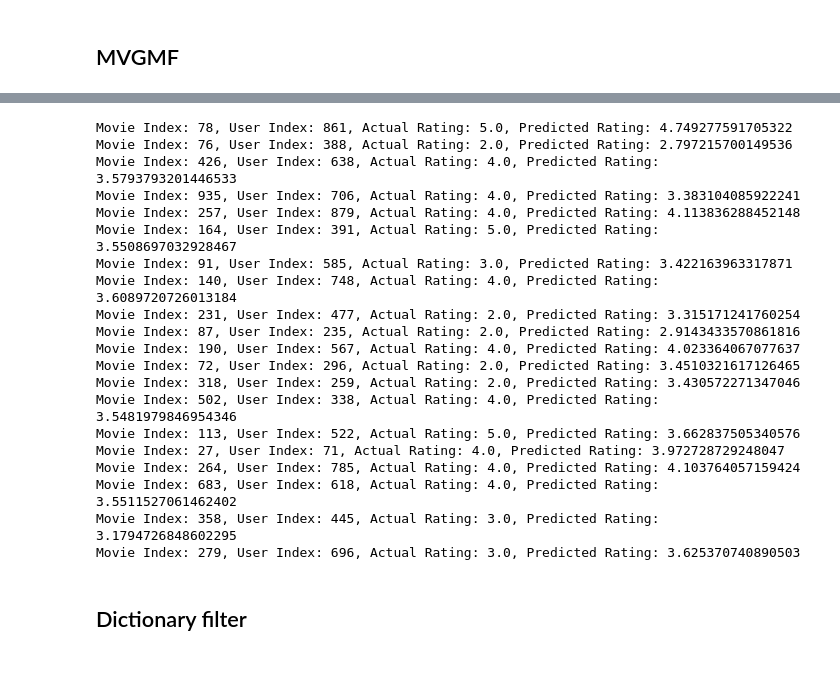
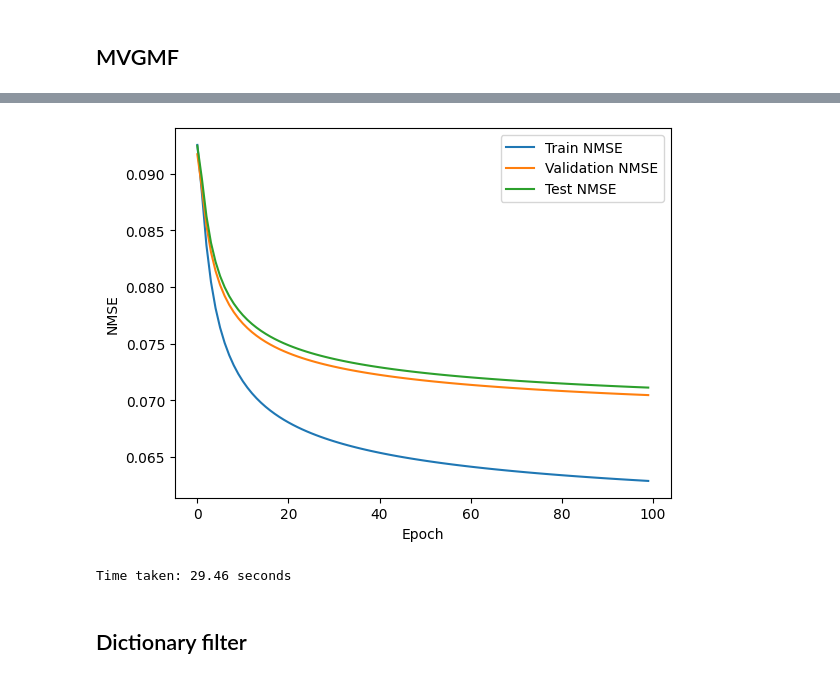
Before and after one commit to minhtuan27/master-thesis, a Jupyter notebook: Experiment/movielens100k.ipynb, the cells around one changed output, grey strips where cells are left out. Cells and saved outputs as stored; diff of their text form; code cells hidden in the pictures.

```diff
--- a/Experiment/movielens100k.ipynb
+++ b/Experiment/movielens100k.ipynb
@@ -468,3 +181,0 @@ def MVGMF_numpy(train_sparse_tensor, test_sparse_tensor, loss_fn, num_factors, n
-# %%
-# Apply MVGMF on the dataset
-mvgmf = Evaluation(model=MVGMF, loss_fn=nmse, train_sparse_tensor=train_sparse_tensor, test_sparse_tensor=test_sparse_tensor, k=40, sigma=0.2)
@@ -492,23 +181,0 @@ Test Loss: 0.074190125
-# %%
-mvgmf.give_example(num_factors=best_factors, num_iters=best_iter, num_samples=20)
-# %% [output]
-Movie Index: 78, User Index: 861, Actual Rating: 5.0, Predicted Rating: 4.749277591705322
-Movie Index: 76, User Index: 388, Actual Rating: 2.0, Predicted Rating: 2.797215700149536
-Movie Index: 426, User Index: 638, Actual Rating: 4.0, Predicted Rating: 3.5793793201446533
-Movie Index: 935, User Index: 706, Actual Rating: 4.0, Predicted Rating: 3.383104085922241
-Movie Index: 257, User Index: 879, Actual Rating: 4.0, Predicted Rating: 4.113836288452148
-Movie Index: 164, User Index: 391, Actual Rating: 5.0, Predicted Rating: 3.5508697032928467
-Movie Index: 91, User Index: 585, Actual Rating: 3.0, Predicted Rating: 3.422163963317871
-Movie Index: 140, User Index: 748, Actual Rating: 4.0, Predicted Rating: 3.6089720726013184
-Movie Index: 231, User Index: 477, Actual Rating: 2.0, Predicted Rating: 3.315171241760254
-Movie Index: 87, User Index: 235, Actual Rating: 2.0, Predicted Rating: 2.9143433570861816
-Movie Index: 190, User Index: 567, Actual Rating: 4.0, Predicted Rating: 4.023364067077637
-Movie Index: 72, User Index: 296, Actual Rating: 2.0, Predicted Rating: 3.4510321617126465
-Movie Index: 318, User Index: 259, Actual Rating: 2.0, Predicted Rating: 3.430572271347046
-Movie Index: 502, User Index: 338, Actual Rating: 4.0, Predicted Rating: 3.5481979846954346
-Movie Index: 113, User Index: 522, Actual Rating: 5.0, Predicted Rating: 3.662837505340576
-Movie Index: 27, User Index: 71, Actual Rating: 4.0, Predicted Rating: 3.972728729248047
-Movie Index: 264, User Index: 785, Actual Rating: 4.0, Predicted Rating: 4.103764057159424
-Movie Index: 683, User Index: 618, Actual Rating: 4.0, Predicted Rating: 3.5511527061462402
-Movie Index: 358, User Index: 445, Actual Rating: 3.0, Predicted Rating: 3.1794726848602295
-Movie Index: 279, User Index: 696, Actual Rating: 3.0, Predicted Rating: 3.625370740890503
@@ -515,2 +225,20 @@ Movie Index: 279, User Index: 696, Actual Rating: 3.0, Predicted Rating: 3.62537
+# %%
+# Validate the algorithm
+mvgmf_train_nmse, mvgmf_val_nmse, mvgmf_test_nmse, time_taken = fit_mvgmf(NUM_MOVIES, NUM_USERS, 4, 40, 0.2, dataset['Rating'].mean() / 4, 100, train_sparse_tensor, val_sparse_tensor, test_sparse_tensor)
+
+# Plot the results
+plt.plot(mvgmf_train_nmse, label='Train NMSE')
+plt.plot(mvgmf_val_nmse, label='Validation NMSE')
+plt.plot(mvgmf_test_nmse, label='Test NMSE')
+plt.xlabel('Epoch')
+plt.ylabel('NMSE')
+plt.legend()
+plt.show()
+
+# Print the time taken
+print(f'Time taken: {time_taken:.2f} seconds')
+# %% [output]
+[figure, added]
+Time taken: 29.46 seconds
 # %% [markdown]
 ## Dictionary filter
```
Also changed, not shown: parts of 32 cells of this notebook, 2 other files.
